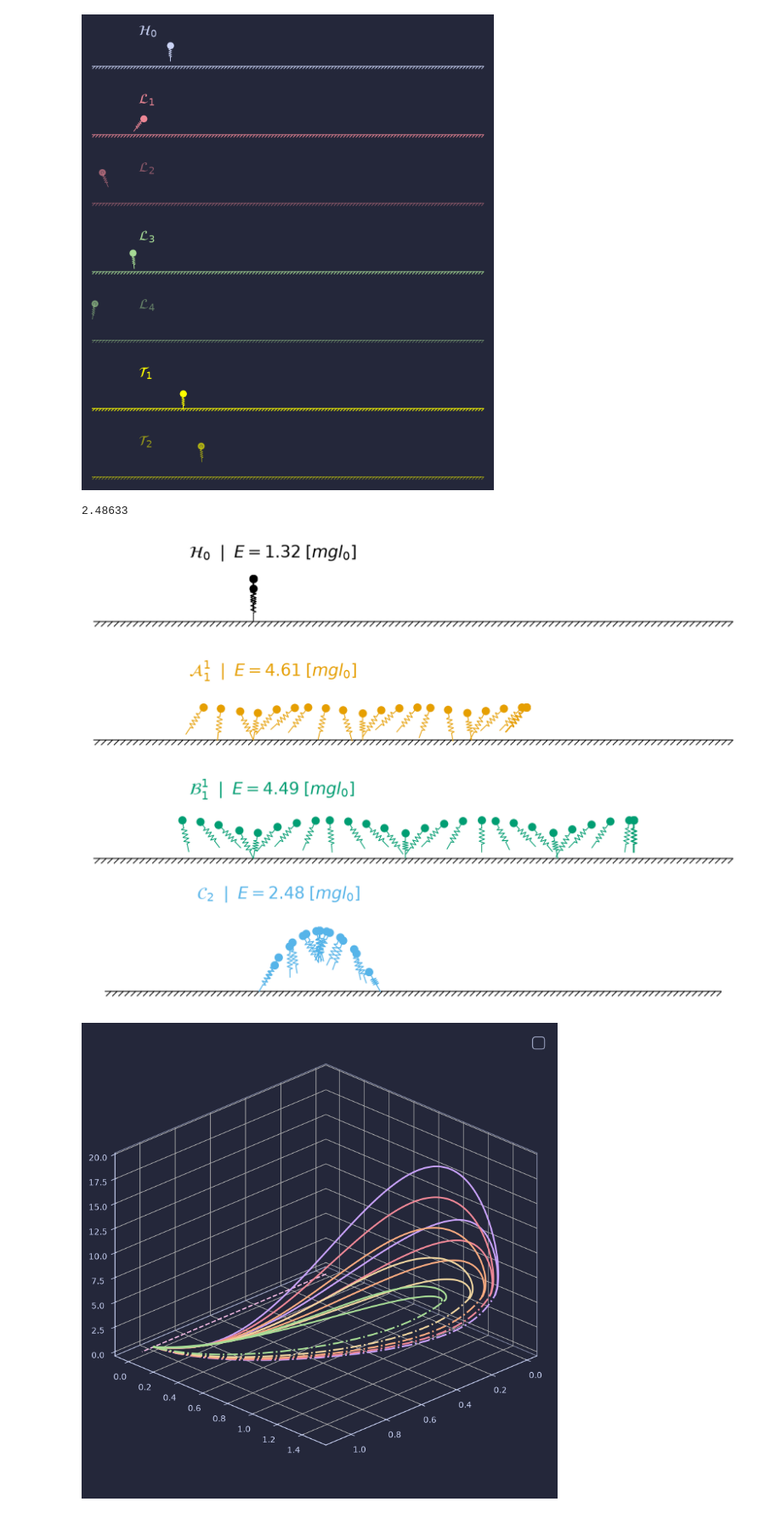
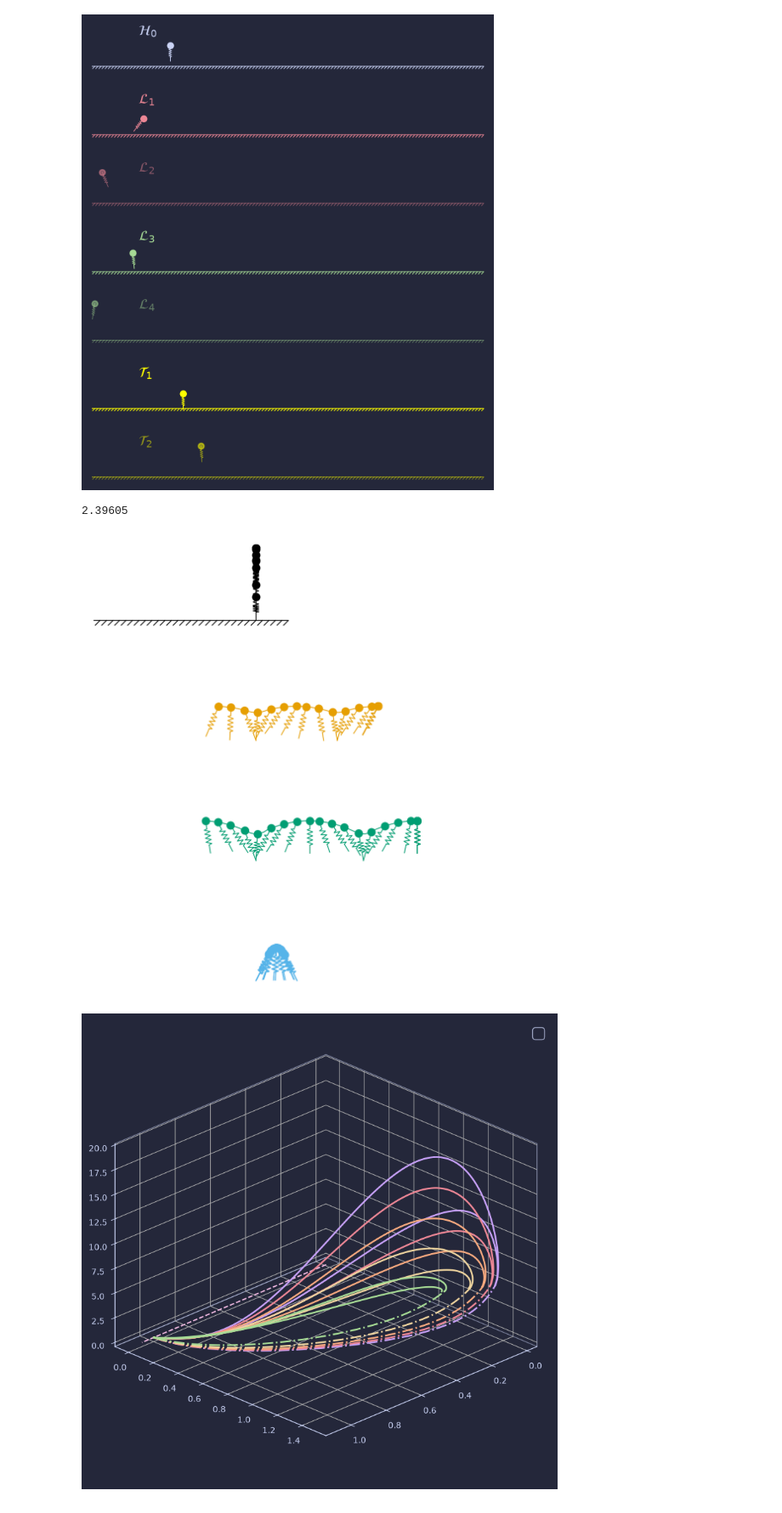
Before and after one commit to GLembrez/NMM-hopper, a Jupyter notebook: rendering.ipynb, the cells around one changed output. Shown at 85% size. Drawn from its saved outputs; the diff is of its cells as text; code cells hidden in the pictures.

```diff
--- a/rendering.ipynb
+++ b/rendering.ipynb
@@ -690,19 +726,19 @@ ani.save("output/trajectories.mp4", writer=writervideo, savefig_kwargs=dict(face
 # %% [output]
 [figure]
 # %%
-print(solver.energy_flight(xh6[:,0]))
+print(solver.energy_flight(xh2[:,0]))
 # %% [output]
-2.48633
+2.39605
 # %%
 
 
-xh1, rh1, ah1 = clean_trajectory(data_locomotion[3][10],10,1)
-xh2, rh2, ah2 = clean_trajectory(data_locomotion[2][500],70,2)
+xh1, rh1, ah1 = clean_trajectory(data_locomotion[5][10],18,1)
+xh2, rh2, ah2 = clean_trajectory(data_locomotion[2][300],70,1)
 # xh3, rh3, ah3 = clean_trajectory(data_locomotion[6][500],60,2)
-xh4, rh4, ah4 = clean_trajectory(data_locomotion[4][500],60,2)
+xh4, rh4, ah4 = clean_trajectory(data_locomotion[4][300],60,1)
 # xh5, rh5, ah5 = clean_trajectory(data_locomotion[8][500],60,1)
 # xh6, rh6, ah6 = clean_trajectory(data_switch[2][200],60,2,True)
-xh6, rh6, ah6 = clean_trajectory(data_switch[4][200],30,1,True)
+xh6, rh6, ah6 = clean_trajectory(data_switch[2][150],70,1,True)
 
 def process(ax):
     ax.set_xlim(-5,15)
@@ -726,11 +762,11 @@ def get_points(xh,ah,rh,i):
 def plot_frame(i):
 
     x0,x1,x2,x3 = get_points(xh1,ah1,rh1,min(i,xh1.shape[1]-1))
-    ax1.plot([x0[0]], [x0[1]],"o", ms=4, lw=0, color='black')
+    ax1.plot([x0[0]], [x0[1]],"o", ms=4, lw=0, color='black',clip_on=False)
     X, Y = spring(x1, x2,8, 0.18)
-    ax1.plot(X, Y, lw=0.5, color='black')
-    ax1.plot([x0[0],x1[0]],[x0[1],x1[1]], lw=0.5, color='black')
-    ax1.plot([x2[0],x3[0]],[x2[1],x3[1]], lw=0.5, color='black')
+    ax1.plot(X, Y, lw=0.5, color='black',clip_on=False)
+    ax1.plot([x0[0],x1[0]],[x0[1],x1[1]], lw=0.5, color='black',clip_on=False)
+    ax1.plot([x2[0],x3[0]],[x2[1],x3[1]], lw=0.5, color='black',clip_on=False)
 
     x0,x1,x2,x3 = get_points(xh2,ah2,rh2,min(i,xh2.shape[1]-1))
     ax2.plot([x0[0]], [x0[1]],"o", ms=4, lw=0, color='#E69F00')
@@ -762,50 +798,53 @@ def plot_frame(i):
 fig = plt.figure(figsize=(7, 5), dpi=300, facecolor='white')
 gs = GridSpec(4,4)
 ax1 = fig.add_subplot(gs[0,:])
 ax2 = fig.add_subplot(gs[1,:])
 # ax3 = fig.add_subplot(gs[2,:])
 ax4 = fig.add_subplot(gs[2,:])
 # ax5 = fig.add_subplot(gs[4,:])
 ax6 = fig.add_subplot(gs[3,:])
 # ax7 = fig.add_subplot(gs[6,:])
 
 process(ax1)
 process(ax2)
 # process(ax3)
 process(ax4)
 # process(ax5)
 process(ax6)
 # process(ax7)
 
+ax1.plot(xh1[0,:],xh1[1,:],lw=0.5,color='k')
+ax2.plot(xh2[0,:],xh2[1,:],lw=0.5,color='#E69F00')
+ax4.plot(xh4[0,:],xh4[1,:],lw=0.5,color='#009E73')
+ax6.plot(xh6[0,:],xh6[1,:],lw=0.5,color='#56B4E9')
 
-
-length = 20
+length = 6
 for i in range(int(length/0.2)):
     ax1.plot([-5+i*0.2,-5+i*0.2 + 0.2,-5+i*0.2 + 0.05],[0,0,-0.15], lw=0.5,color='black')
-    ax2.plot([-5+i*0.2,-5+i*0.2 + 0.2,-5+i*0.2 + 0.05],[0,0,-0.15], lw=0.5,color='black')
-    # ax3.plot([-5+i*0.2,-5+i*0.2 + 0.2,-5+i*0.2 + 0.05],[0,0,-0.15],alpha=0.5, lw=0.5,color='black')
-    ax4.plot([-5+i*0.2,-5+i*0.2 + 0.2,-5+i*0.2 + 0.05],[0,0,-0.15], lw=0.5,color='black')
-    # ax5.plot([-5+i*0.2,-5+i*0.2 + 0.2,-5+i*0.2 + 0.05],[0,0,-0.15],alpha=0.5, lw=0.5,color='black')
-    ax6.plot([-5+i*0.2,-5+i*0.2 + 0.2,-5+i*0.2 + 0.05],[0,0,-0.15], lw=0.5,color='black')
-    # ax7.plot([-5+i*0.2,-5+i*0.2 + 0.2,-5+i*0.2 + 0.05],[0,0,-0.15],alpha=0.5, lw=0.5,color='black')
+    # ax2.plot([-5+i*0.2,-5+i*0.2 + 0.2,-5+i*0.2 + 0.05],[0,0,-0.15], lw=0.5,color='black')
+    # # ax3.plot([-5+i*0.2,-5+i*0.2 + 0.2,-5+i*0.2 + 0.05],[0,0,-0.15],alpha=0.5, lw=0.5,color='black')
+    # ax4.plot([-5+i*0.2,-5+i*0.2 + 0.2,-5+i*0.2 + 0.05],[0,0,-0.15], lw=0.5,color='black')
+    # # ax5.plot([-5+i*0.2,-5+i*0.2 + 0.2,-5+i*0.2 + 0.05],[0,0,-0.15],alpha=0.5, lw=0.5,color='black')
+    # ax6.plot([-5+i*0.2,-5+i*0.2 + 0.2,-5+i*0.2 + 0.05],[0,0,-0.15], lw=0.5,color='black')
+    # # ax7.plot([-5+i*0.2,-5+i*0.2 + 0.2,-5+i*0.2 + 0.05],[0,0,-0.15],alpha=0.5, lw=0.5,color='black')
 
-ax1.annotate(r'$\mathcal{H}_0 \;\; | \;\; E = 1.32 \; [mgl_0]$',(-2,2),color='black')
-ax2.annotate(r'$\mathcal{A}_1^1 \;\; | \;\; E = 4.61 \; [mgl_0]$',(-2,2),color='#E69F00')
-# ax3.annotate(r'$\mathcal{L}_2$',(-2,2),color='black',alpha=0.5)
-ax4.annotate(r'$\mathcal{B}_1^1 \;\; | \;\; E = 4.49 \; [mgl_0]$',(-2,2),color='#009E73')
-# ax5.annotate(r'$\mathcal{L}_4$',(-2,2),color='black',alpha=0.5)
-ax6.set_ylim([-0.2,3])
-ax6.annotate(r'$\mathcal{C}_2 \;\; | \;\; E = 2.48 \; [mgl_0]$',(-2,3),color='#56B4E9',clip_on=False)
+# ax1.annotate(r'$\mathcal{H}_0 \;\; | \;\; E = 1.32 \; [mgl_0]$',(-2,2),color='black')
+# ax2.annotate(r'$\mathcal{A}_1^1 \;\; | \;\; E = 2.39 \; [mgl_0]$',(-2,2),color='#E69F00')
+# # ax3.annotate(r'$\mathcal{L}_2$',(-2,2),color='black',alpha=0.5)
+# ax4.annotate(r'$\mathcal{B}_1^1 \;\; | \;\; E = 4.49 \; [mgl_0]$',(-2,2),color='#009E73')
+# # ax5.annotate(r'$\mathcal{L}_4$',(-2,2),color='black',alpha=0.5)
+# ax6.set_ylim([-0.2,3])
+# ax6.annotate(r'$\mathcal{C}_2 \;\; | \;\; E = 2.48 \; [mgl_0]$',(-2,3),color='#56B4E9',clip_on=False)
 # ax7.annotate(r'$\mathcal{T}_2$',(-2,2),color='black',alpha=0.5)
 
-N = max([xh1.shape[1],xh2.shape[1],xh3.shape[1],xh4.shape[1],xh5.shape[1],xh6.shape[1],xh7.shape[1]])
+N = max([xh1.shape[1],xh2.shape[1],xh4.shape[1],xh6.shape[1]])
 for i in range(1,N,4):
     plot_frame(i)
 
 # plt.tight_layout()
 plt.savefig('frames.svg')
 # %% [output]
-[figure, old version]
+[figure, new version]
 # %%
 def plot_generator_alt(ax,branch,c,lw,STEP_SIZE,IDX,linestyle='-',d=1):
     traj = np.array(branch)
```
Also changed, not shown: parts of 1 cell of this notebook, 5 other files.
